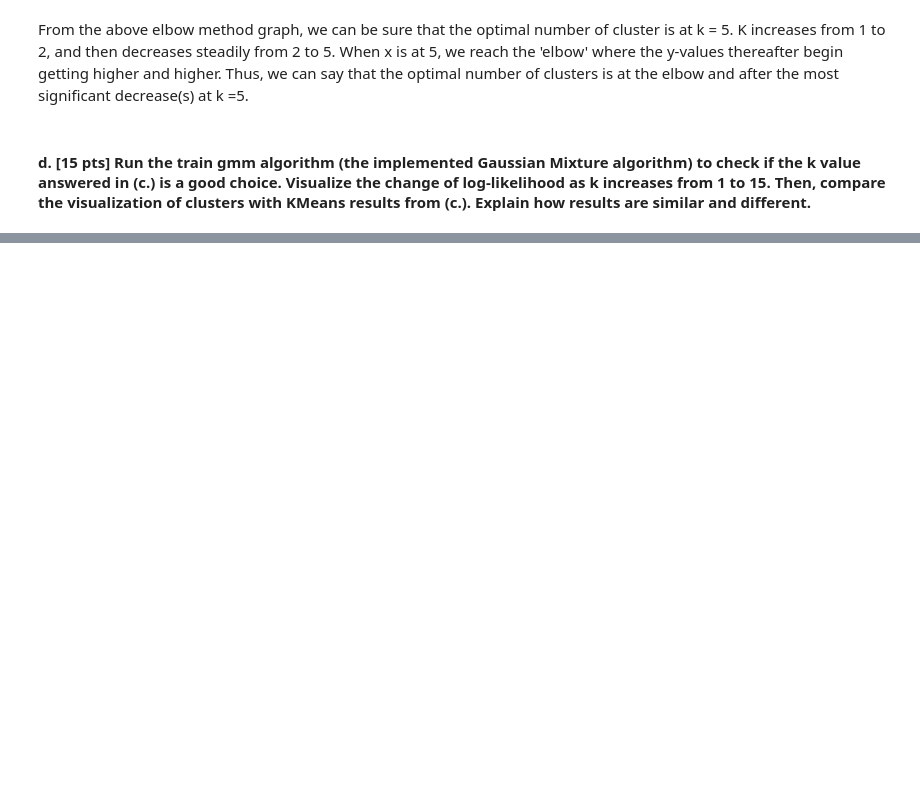
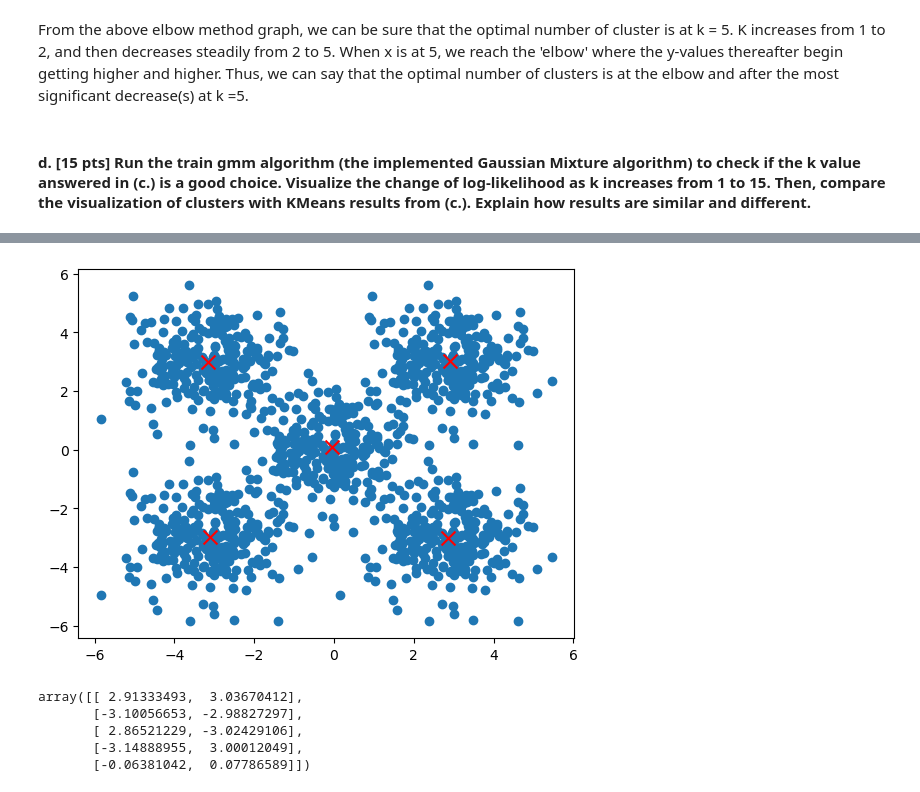
Before and after one commit to matthewpkearney/CS559_HW7, a Jupyter notebook: MattKearney_Homework7.ipynb, the cells around one changed output, grey strips where cells are left out. Cells and saved outputs as stored; diff of their text form; code cells hidden in the pictures; blank space fills up the shorter version.

```diff
--- a/MattKearney_Homework7.ipynb
+++ b/MattKearney_Homework7.ipynb
@@ -283,0 +305,26 @@ The suggested k-value from the above
+# %%
+k5 = KMeans_im(n_clusters=5)
+within_cl_variance= k5.fit(X)
+mu =  k5.centroids
+
+av = []
+
+for i in mu:
+    av.append(i.tolist())
+
+
+av = np.array(av)
+
+plt.scatter(X[:, 0], X[:, 1])
+
+plt.scatter(av[:,0], av[:, 1], color='red', marker='x', s=100, label='Centroids')
+plt.show()
+
+av
+# %% [output]
+[figure, added]
+array([[ 2.91333493,  3.03670412],
+       [-3.10056653, -2.98827297],
+       [ 2.86521229, -3.02429106],
+       [-3.14888955,  3.00012049],
+       [-0.06381042,  0.07786589]])
```
Also changed, not shown: parts of 15 cells of this notebook.
